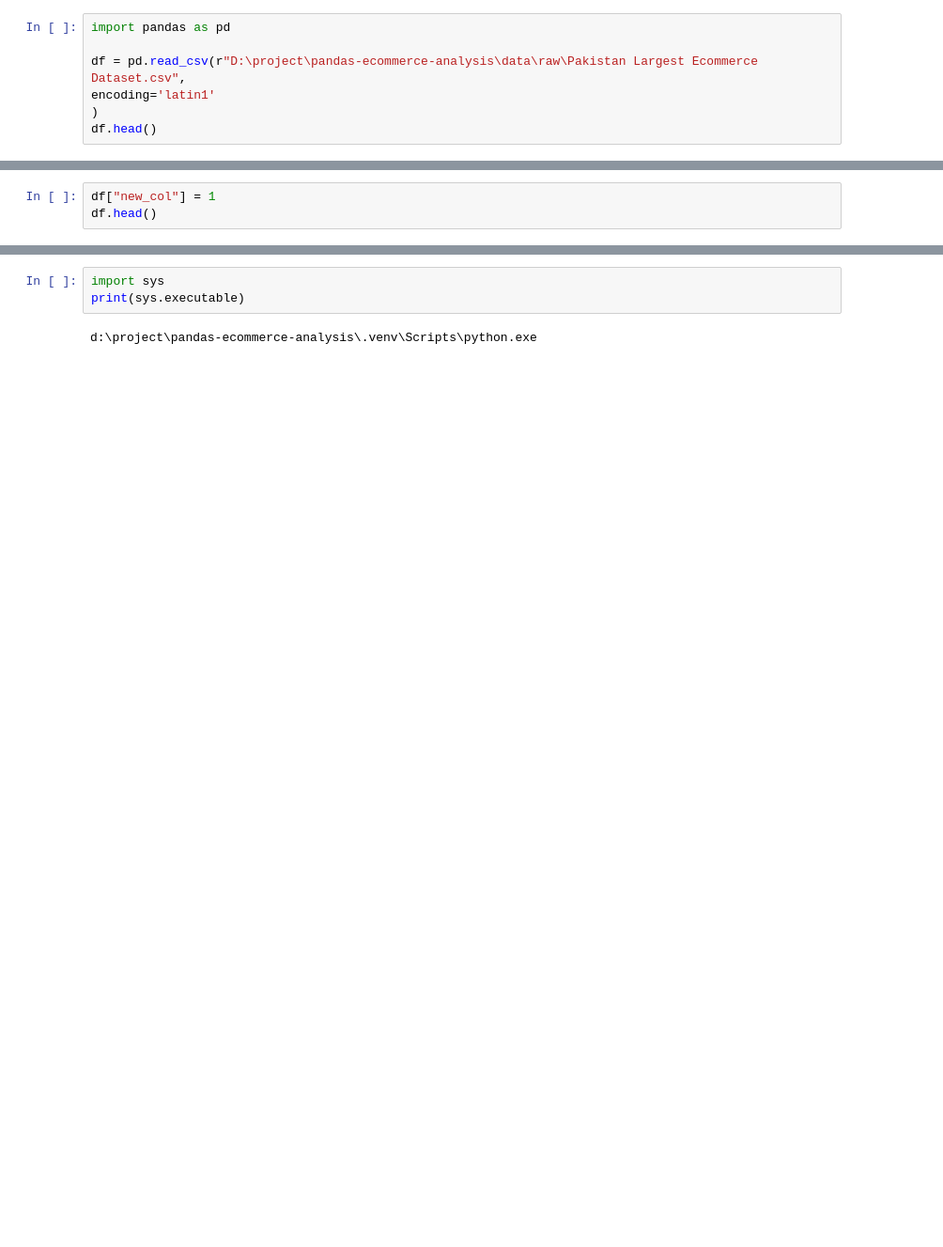
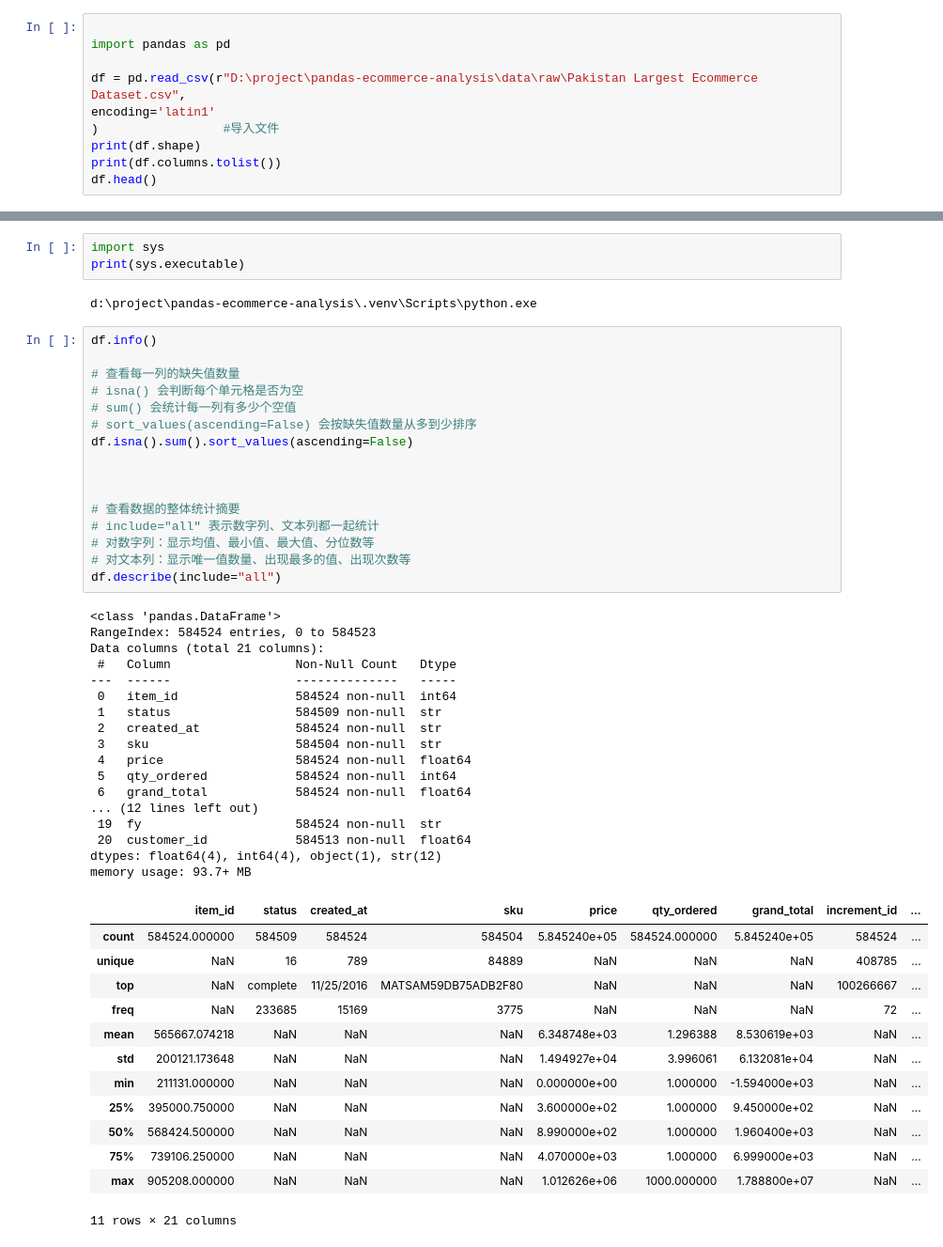
Before and after one commit to xy-226/pandas-ecommerce-analysis, a Jupyter notebook: notebooks/01_eda.ipynb, the cells around one changed output, grey strips where cells are left out. Shown at 94% size. Cells and saved outputs as stored; diff of their text form; blank space fills up the shorter version.

```diff
--- a/notebooks/01_eda.ipynb
+++ b/notebooks/01_eda.ipynb
@@ -1,8 +1,11 @@
 # %%
+
 import pandas as pd
 
 df = pd.read_csv(r"D:\project\pandas-ecommerce-analysis\data\raw\Pakistan Largest Ecommerce Dataset.csv",
 encoding='latin1'
-)
+)                 #导入文件
+print(df.shape)
+print(df.columns.tolist())
 df.head()
 # %% [output]
@@ -16,3 +20,0 @@ df.head()
-# %%
-df["new_col"] = 1
-df.head()
@@ -29,3 +23,50 @@ import sys
 print(sys.executable)
 # %% [output]
 d:\project\pandas-ecommerce-analysis\.venv\Scripts\python.exe
+# %%
+df.info()
+
+# 查看每一列的缺失值数量
+# isna() 会判断每个单元格是否为空
+# sum() 会统计每一列有多少个空值
+# sort_values(ascending=False) 会按缺失值数量从多到少排序
+df.isna().sum().sort_values(ascending=False)
+
+
+
+# 查看数据的整体统计摘要
+# include="all" 表示数字列、文本列都一起统计
+# 对数字列：显示均值、最小值、最大值、分位数等
+# 对文本列：显示唯一值数量、出现最多的值、出现次数等
+df.describe(include="all")
+# %% [output]
+<class 'pandas.DataFrame'>
+RangeIndex: 584524 entries, 0 to 584523
+Data columns (total 21 columns):
+ #   Column                 Non-Null Count   Dtype
+---  ------                 --------------   -----
+ 0   item_id                584524 non-null  int64
+ 1   status                 584509 non-null  str
+ 2   created_at             584524 non-null  str
+ 3   sku                    584504 non-null  str
+ 4   price                  584524 non-null  float64
+ 5   qty_ordered            584524 non-null  int64
+ 6   grand_total            584524 non-null  float64
+... (12 lines left out)
+ 19  fy                     584524 non-null  str
+ 20  customer_id            584513 non-null  float64
+dtypes: float64(4), int64(4), object(1), str(12)
+memory usage: 93.7+ MB
+|  | item_id | status | created_at | sku | price | qty_ordered | grand_total | increment_id | ... |
+| count | 584524.000000 | 584509 | 584524 | 584504 | 5.845240e+05 | 584524.000000 | 5.845240e+05 | 584524 | ... |
+| unique | NaN | 16 | 789 | 84889 | NaN | NaN | NaN | 408785 | ... |
+| top | NaN | complete | 11/25/2016 | MATSAM59DB75ADB2F80 | NaN | NaN | NaN | 100266667 | ... |
+| freq | NaN | 233685 | 15169 | 3775 | NaN | NaN | NaN | 72 | ... |
+| mean | 565667.074218 | NaN | NaN | NaN | 6.348748e+03 | 1.296388 | 8.530619e+03 | NaN | ... |
+| std | 200121.173648 | NaN | NaN | NaN | 1.494927e+04 | 3.996061 | 6.132081e+04 | NaN | ... |
+| min | 211131.000000 | NaN | NaN | NaN | 0.000000e+00 | 1.000000 | -1.594000e+03 | NaN | ... |
+| 25% | 395000.750000 | NaN | NaN | NaN | 3.600000e+02 | 1.000000 | 9.450000e+02 | NaN | ... |
+| 50% | 568424.500000 | NaN | NaN | NaN | 8.990000e+02 | 1.000000 | 1.960400e+03 | NaN | ... |
+| 75% | 739106.250000 | NaN | NaN | NaN | 4.070000e+03 | 1.000000 | 6.999000e+03 | NaN | ... |
+| max | 905208.000000 | NaN | NaN | NaN | 1.012626e+06 | 1000.000000 | 1.788800e+07 | NaN | ... |
+11 rows × 21 columns
```
Also changed, not shown: parts of 27 cells of this notebook, 6 other files.
